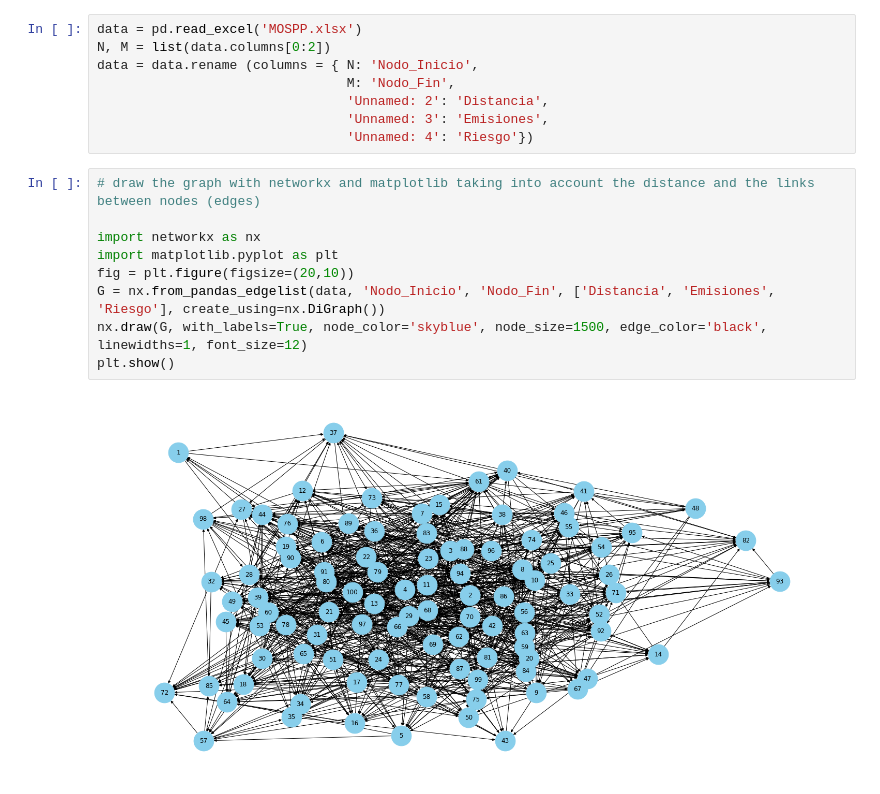
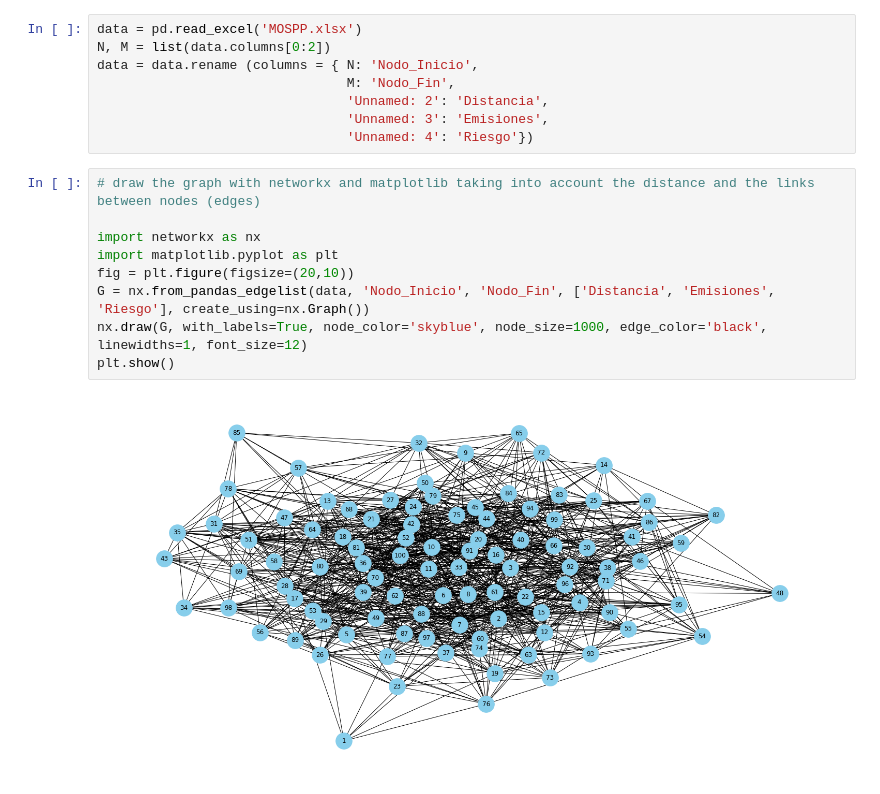
Before and after one commit to daoterog/Multi-Objective-Optim-Coursework, a Jupyter notebook: Notebook_MO.ipynb, the cells around one changed output. Drawn from its saved outputs; the diff is of its cells as text.

```diff
--- a/Notebook_MO.ipynb
+++ b/Notebook_MO.ipynb
@@ -12,11 +12,11 @@ data = data.rename (columns = { N: 'Nodo_Inicio',
 # %%
 # draw the graph with networkx and matplotlib taking into account the distance and the links between nodes (edges)
 
 import networkx as nx
 import matplotlib.pyplot as plt
 fig = plt.figure(figsize=(20,10))
-G = nx.from_pandas_edgelist(data, 'Nodo_Inicio', 'Nodo_Fin', ['Distancia', 'Emisiones', 'Riesgo'], create_using=nx.DiGraph())
-nx.draw(G, with_labels=True, node_color='skyblue', node_size=1500, edge_color='black', linewidths=1, font_size=12)
+G = nx.from_pandas_edgelist(data, 'Nodo_Inicio', 'Nodo_Fin', ['Distancia', 'Emisiones', 'Riesgo'], create_using=nx.Graph())
+nx.draw(G, with_labels=True, node_color='skyblue', node_size=1000, edge_color='black', linewidths=1, font_size=12)
 plt.show()
 # %% [output]
-[figure, old version]
+[figure, new version]
```
Also changed, not shown: parts of 5 cells of this notebook.
